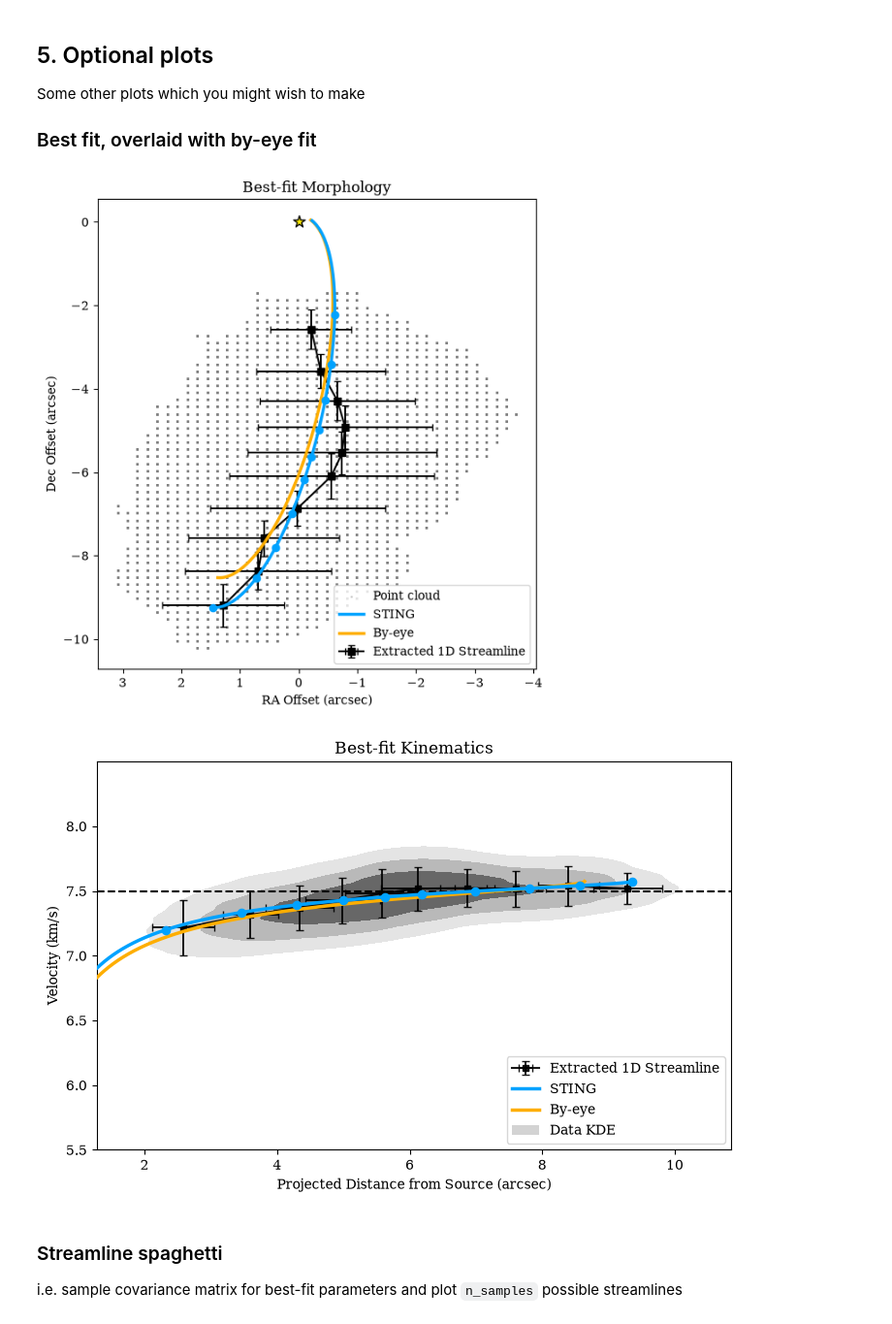
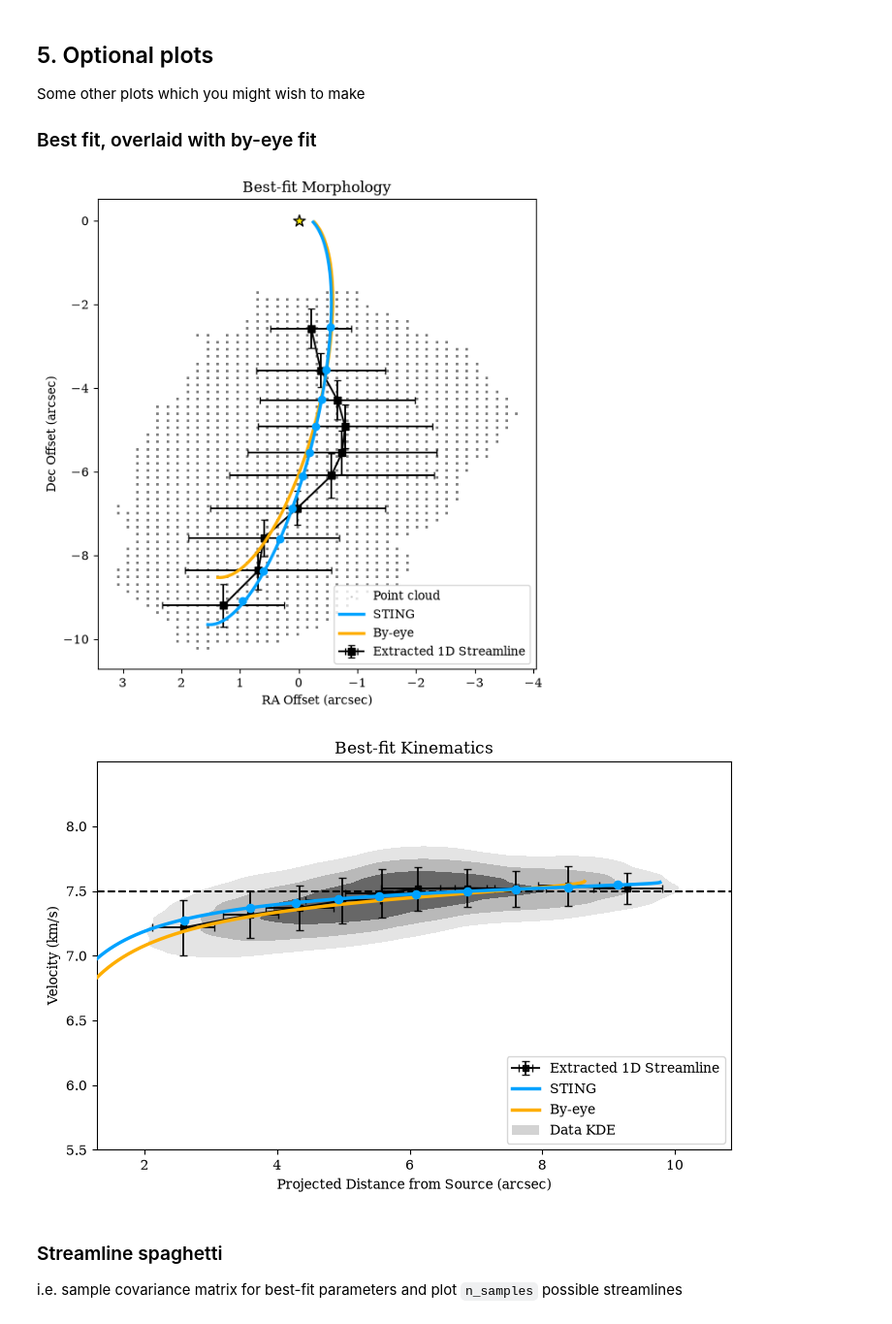
Before and after one commit to Lauren4476/sting, a Jupyter notebook: examples/sting_example_run.ipynb, the cells around one changed output. Shown at 97% size. Cells and saved outputs as stored; diff of their text form; code cells hidden in the pictures.

Commit message:
start new integrated method

```diff
--- a/examples/sting_example_run.ipynb
+++ b/examples/sting_example_run.ipynb
@@ -5,13 +5,14 @@ from astropy.io import fits
 from astropy.wcs import WCS
 from astropy.coordinates import SkyCoord, FK5
 from spectral_cube import SpectralCube
-from sting import extract_streamline, gradient_descent, outputs
+from sting import extract_streamline, gradient_descent, outputs, stream_lines_grad
 import importlib
 import os
 import numpy as np
 import jax
 jax.config.update("jax_enable_x64", True)
 import jax.numpy as jnp
+importlib.reload(stream_lines_grad)
 importlib.reload(extract_streamline)
 importlib.reload(gradient_descent)
 importlib.reload(outputs)
@@ -24,7 +25,8 @@ v_lsr = 7.5 #km/s
 save_folder = "sting_results"
 cubefile = "data/example_streamer_cluster_data.fits"
 loss_method = 1  # 0: RA/Dec/velocity, 1: projected radius/angle/velocity
-matching_method = 'continuous'  # fixed intensity-weighted metric bins + continuous radius matching
+matching_method = 'integrated'  # likelihood of each metric bin integrated along the whole model curve
+# other options: 'integrated_point_cloud', 'continuous', 'continuous_point_cloud', 'legacy'
 matching_iterations = gradient_descent.MATCHING_ITERATIONS
 # %% [markdown]
 ## 1. Prepare 1D streamer emission from cube
@@ -242,41 +242,43 @@ by_eye_params = {
 best_fit = outputs.evaluate_best_fit(
     result.best_opt_params, fixed_params, streamer.data, distance,
     by_eye_params=by_eye_params,
+    streamer=streamer,
+    matching_method=matching_method,
 )
 
 outputs.plot_morphology(
     streamer=streamer,
     ra_model=best_fit['ra_model'],
     dec_model=best_fit['dec_model'],
     ra_model_interp=best_fit['ra_model_interp'],
     dec_model_interp=best_fit['dec_model_interp'],
     valid=best_fit['valid'],
     by_eye=best_fit['by_eye'],
     save_folder=save_folder,
     save_name='best_fit_morphology',
     title="Best-fit Morphology",
     show=True,
 )
 
 outputs.plot_vel_radius(
     ra_model=best_fit['ra_model'],
     dec_model=best_fit['dec_model'],
     v_model=best_fit['v_model'],
     streamer=streamer,
     ra_model_interp=best_fit['ra_model_interp'],
     dec_model_interp=best_fit['dec_model_interp'],
     v_model_interp=best_fit['v_model_interp'],
     valid=best_fit['valid'],
     by_eye=best_fit['by_eye'],
     velocity_reference=v_lsr,
     save_folder=save_folder,
     save_name='best_fit_vel_radius',
     title="Best-fit Kinematics",
     show=True,
 )
 # %% [output]
-[figure, old version]
+[figure, new version]
-[figure, old version]
+[figure, new version]
 # %% [markdown]
 ### Streamline spaghetti
 i.e. sample covariance matrix for best-fit parameters and plot `n_samples` possible streamlines
```
Also changed, not shown: parts of 8 cells of this notebook, 9 other files.
